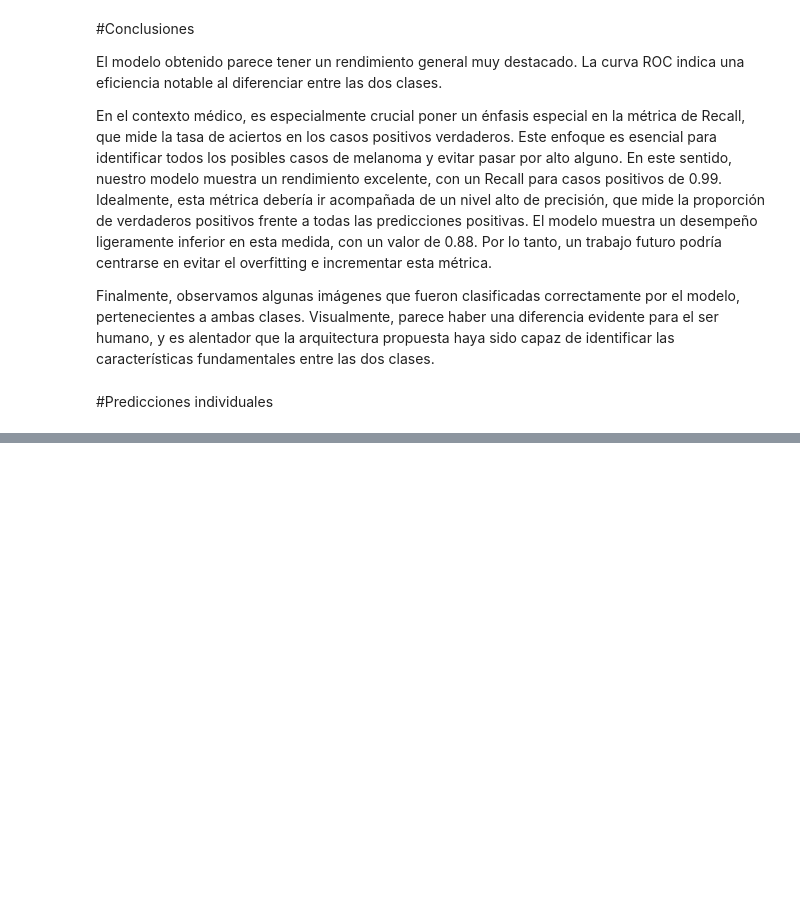
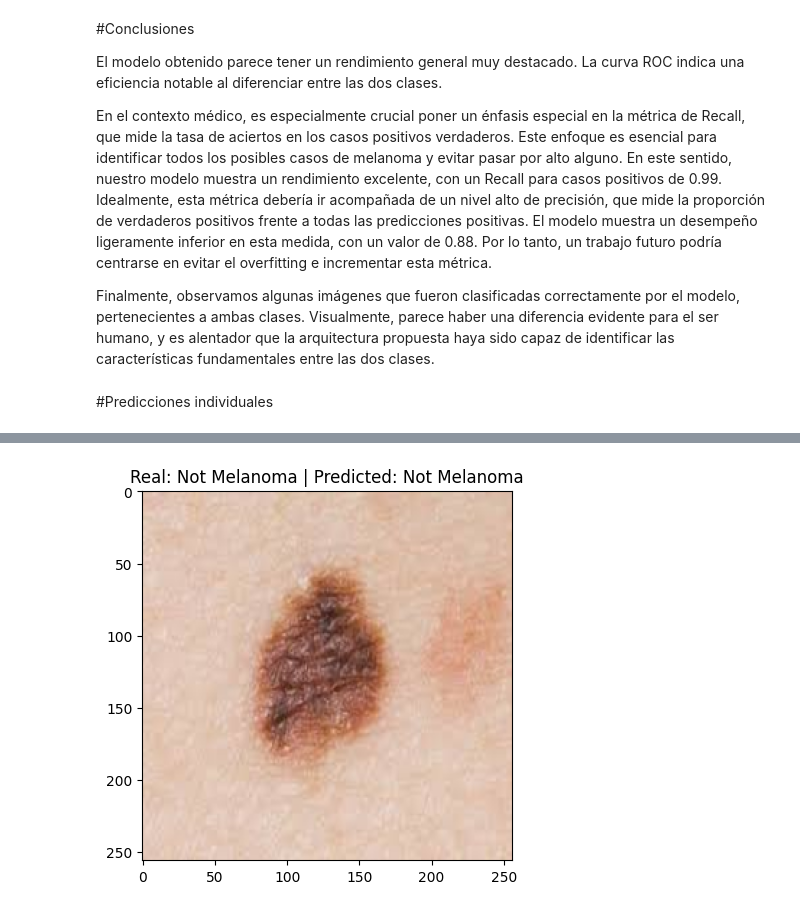
Before and after one commit to jmibarrap/M2-Portafolio_de_implementaci-n, a Jupyter notebook: a01706970_CNN_M2.ipynb, the cells around one changed output, grey strips where cells are left out. Cells and saved outputs as stored; diff of their text form; code cells hidden in the pictures; blank space fills up the shorter version.

```diff
--- a/a01706970_CNN_M2.ipynb
+++ b/a01706970_CNN_M2.ipynb
@@ -592,0 +587,15 @@ plt.show()
+# %%
+#predicción de un lunar benigno
+image_path = '/content/not_melanoma.jpeg'
+image = Image.open(image_path)
+resized_image = image.resize((256, 256))
+image_array = np.array(resized_image)
+true = 'Not Melanoma' #porque la imagen que damos de ejemplo es un melanoma negativo
+
+pred = model_v2.predict(np.expand_dims(image_array, axis=0))
+print(pred)
+
+plt.imshow(image_array.astype("uint8"))
+plt.title(f'Real: {true} | Predicted: {labels_dict[(pred>0.5).astype(int).flatten()[0]]}')
+plt.show()
+# %% [output]
@@ -592,0 +604 @@ plt.show()
+[figure, added]
```
Also changed, not shown: parts of 6 cells of this notebook, 2 other files.
